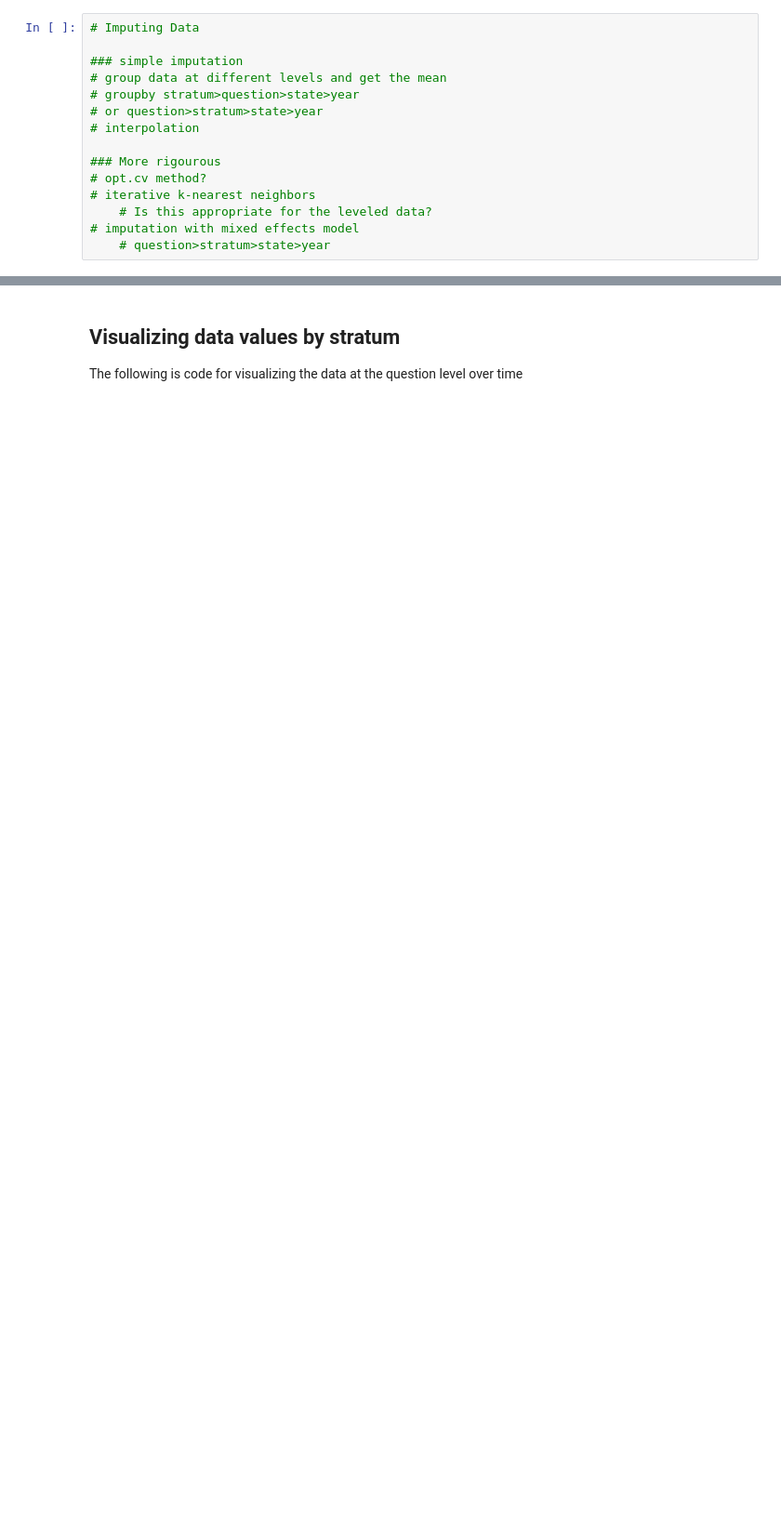
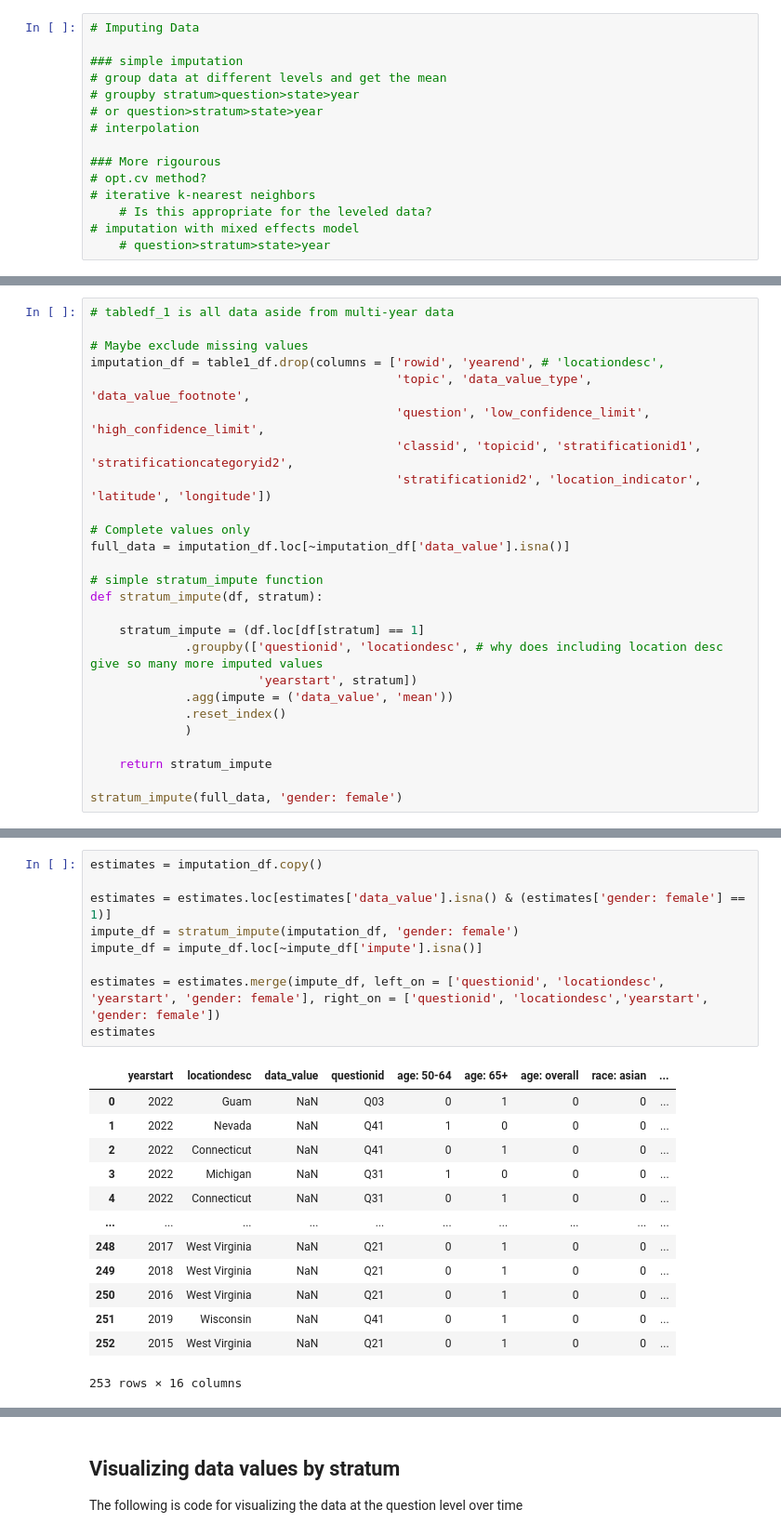
Before and after one commit to WulfNovak/python_data_cleaning, a Jupyter notebook: alz_health_data_clean.ipynb, the cells around one changed output, grey strips where cells are left out. Shown at 93% size. Drawn from its saved outputs; the diff is of its cells as text; blank space fills up the shorter version.

Commit message:
building simple imputation function

```diff
--- a/alz_health_data_clean.ipynb
+++ b/alz_health_data_clean.ipynb
@@ -695,0 +604,26 @@ Index(['yearstart', 'locationdesc', 'data_value', 'questionid', 'age: 50-64',
+# %%
+# tabledf_1 is all data aside from multi-year data
+
+# Maybe exclude missing values
+imputation_df = table1_df.drop(columns = ['rowid', 'yearend', # 'locationdesc',
+                                          'topic', 'data_value_type', 'data_value_footnote',
+                                          'question', 'low_confidence_limit', 'high_confidence_limit',
+                                          'classid', 'topicid', 'stratificationid1', 'stratificationcategoryid2',
+                                          'stratificationid2', 'location_indicator', 'latitude', 'longitude'])
+
+# Complete values only
+full_data = imputation_df.loc[~imputation_df['data_value'].isna()]
+
+# simple stratum_impute function
+def stratum_impute(df, stratum):
+
+    stratum_impute = (df.loc[df[stratum] == 1]
+             .groupby(['questionid', 'locationdesc', # why does including location desc give so many more imputed values
+                       'yearstart', stratum])
+             .agg(impute = ('data_value', 'mean'))
+             .reset_index()
+             )
+
+    return stratum_impute
+
+stratum_impute(full_data, 'gender: female')
@@ -695,0 +644,23 @@ Index(['yearstart', 'locationdesc', 'data_value', 'questionid', 'age: 50-64',
+# %%
+estimates = imputation_df.copy()
+
+estimates = estimates.loc[estimates['data_value'].isna() & (estimates['gender: female'] == 1)]
+impute_df = stratum_impute(imputation_df, 'gender: female')
+impute_df = impute_df.loc[~impute_df['impute'].isna()]
+
+estimates = estimates.merge(impute_df, left_on = ['questionid', 'locationdesc', 'yearstart', 'gender: female'], right_on = ['questionid', 'locationdesc','yearstart', 'gender: female'])
+estimates
+# %% [output]
+|  | yearstart | locationdesc | data_value | questionid | age: 50-64 | age: 65+ | age: overall | race: asian | ... |
+| 0 | 2022 | Guam | NaN | Q03 | 0 | 1 | 0 | 0 | ... |
+| 1 | 2022 | Nevada | NaN | Q41 | 1 | 0 | 0 | 0 | ... |
+| 2 | 2022 | Connecticut | NaN | Q41 | 0 | 1 | 0 | 0 | ... |
+| 3 | 2022 | Michigan | NaN | Q31 | 1 | 0 | 0 | 0 | ... |
+| 4 | 2022 | Connecticut | NaN | Q31 | 0 | 1 | 0 | 0 | ... |
+| ... | ... | ... | ... | ... | ... | ... | ... | ... | ... |
+| 248 | 2017 | West Virginia | NaN | Q21 | 0 | 1 | 0 | 0 | ... |
+| 249 | 2018 | West Virginia | NaN | Q21 | 0 | 1 | 0 | 0 | ... |
+| 250 | 2016 | West Virginia | NaN | Q21 | 0 | 1 | 0 | 0 | ... |
+| 251 | 2019 | Wisconsin | NaN | Q41 | 0 | 1 | 0 | 0 | ... |
+| 252 | 2015 | West Virginia | NaN | Q21 | 0 | 1 | 0 | 0 | ... |
+253 rows × 16 columns
```
Also changed, not shown: parts of 7 cells of this notebook.
